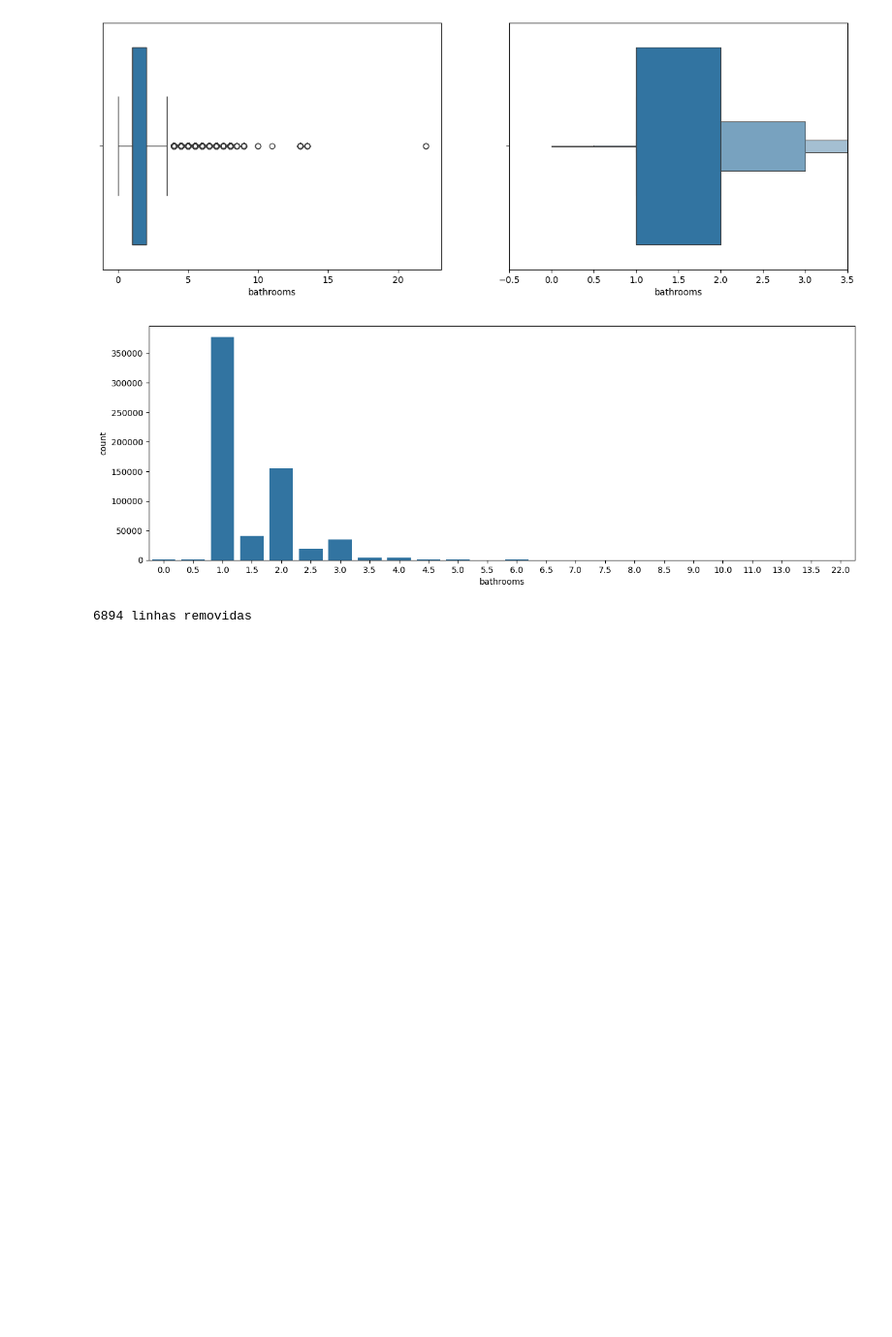
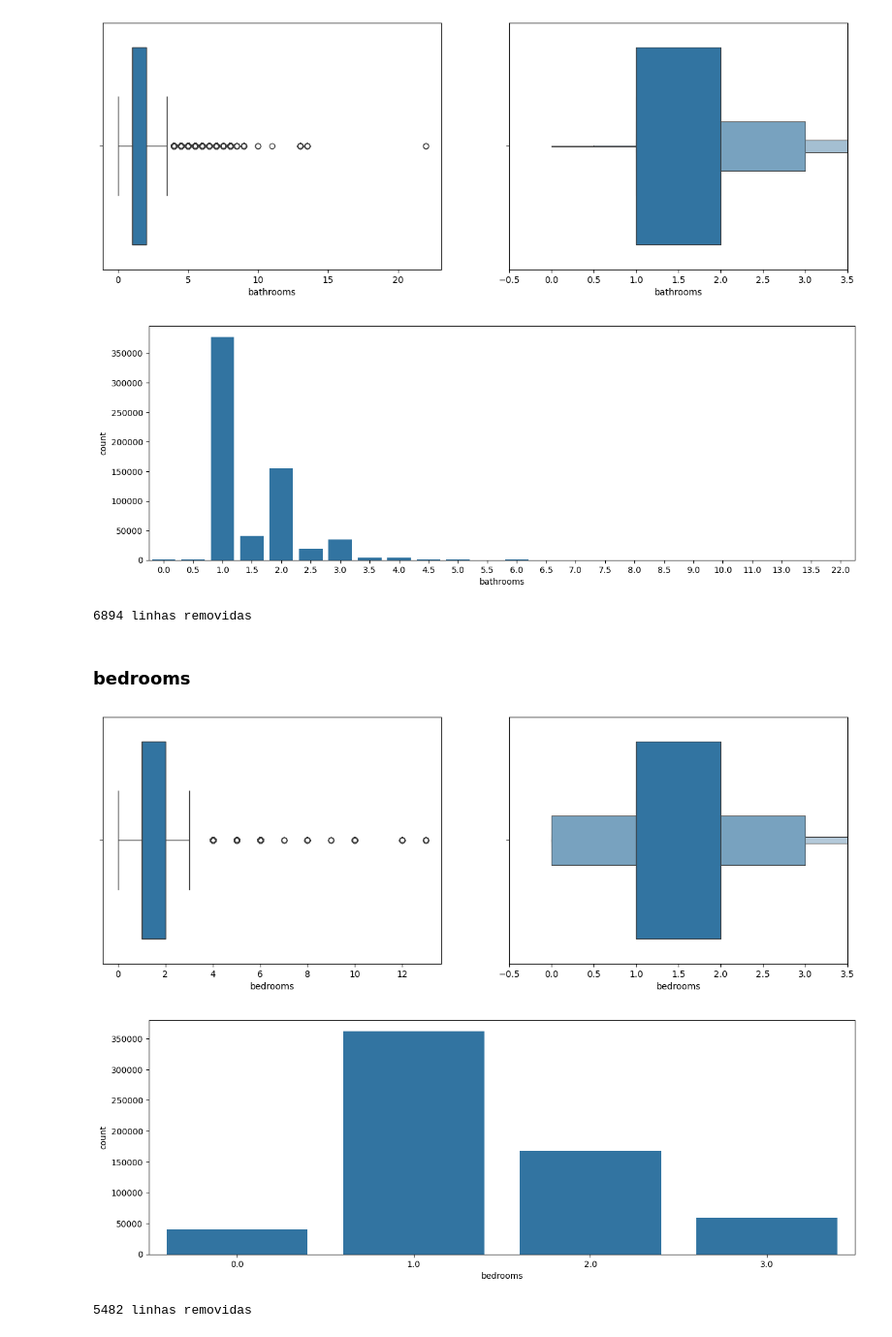
Before and after one commit to guilhermeluizcosta/Projeto-CienciaDeDados, a Jupyter notebook: Projeto.ipynb, the cells around one changed output. Shown: that part at 97% size. Saved outputs shown, nothing was run; the diff lists cells and outputs as text; code cells hidden in the pictures; blank space fills up the shorter version.

Commit message:
Analisando colunas bedrooms e beds

```diff
--- a/Projeto.ipynb
+++ b/Projeto.ipynb
@@ -330,3 +330,16 @@ base_airbnb, linhas_removidas = excluirOutliers(base_airbnb, 'bathrooms')
 print(f"{linhas_removidas} linhas removidas")
 # %% [output]
 6894 linhas removidas
+# %% [markdown]
+### bedrooms
+# %%
+diagramaCaixa(base_airbnb['bedrooms'])
+graficoBarra(base_airbnb['bedrooms'])
+# %% [output]
+[figure, added]
+[figure, added]
+# %%
+base_airbnb, linhas_removidas = excluirOutliers(base_airbnb, 'bedrooms')
+print(f"{linhas_removidas} linhas removidas")
+# %% [output]
+5482 linhas removidas
```
Also changed, not shown: parts of 4 cells of this notebook.
